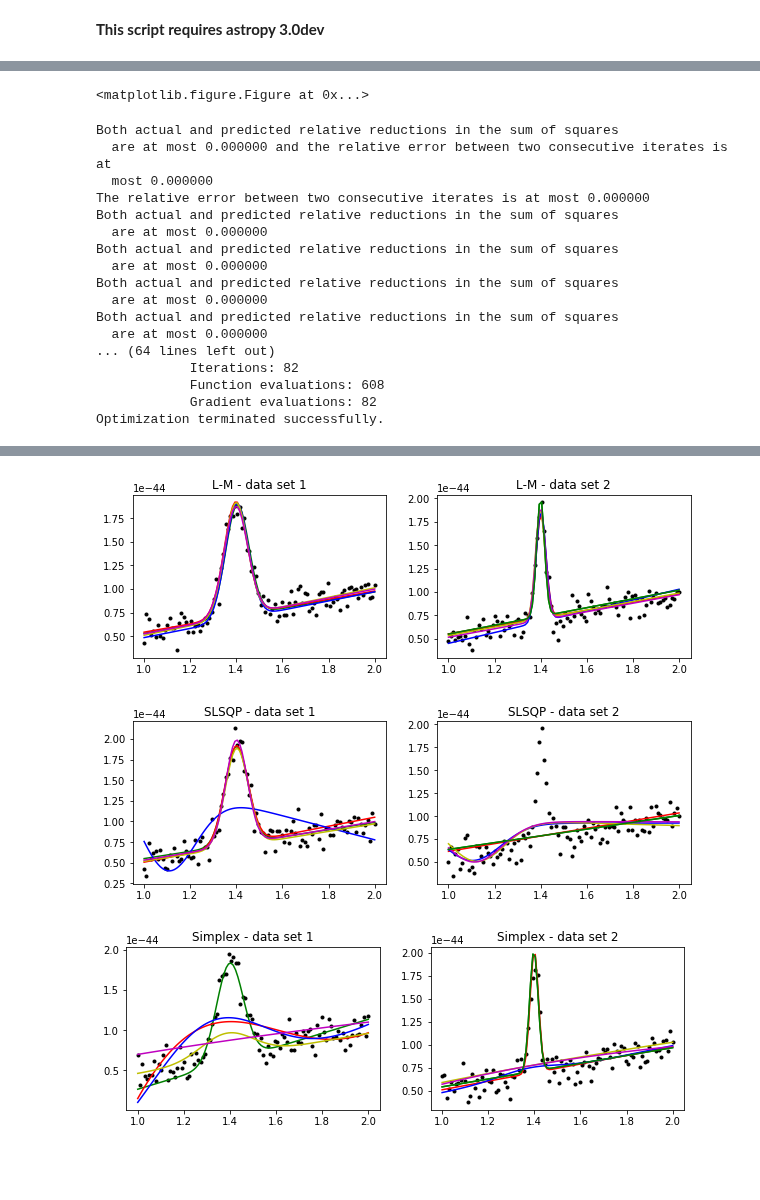
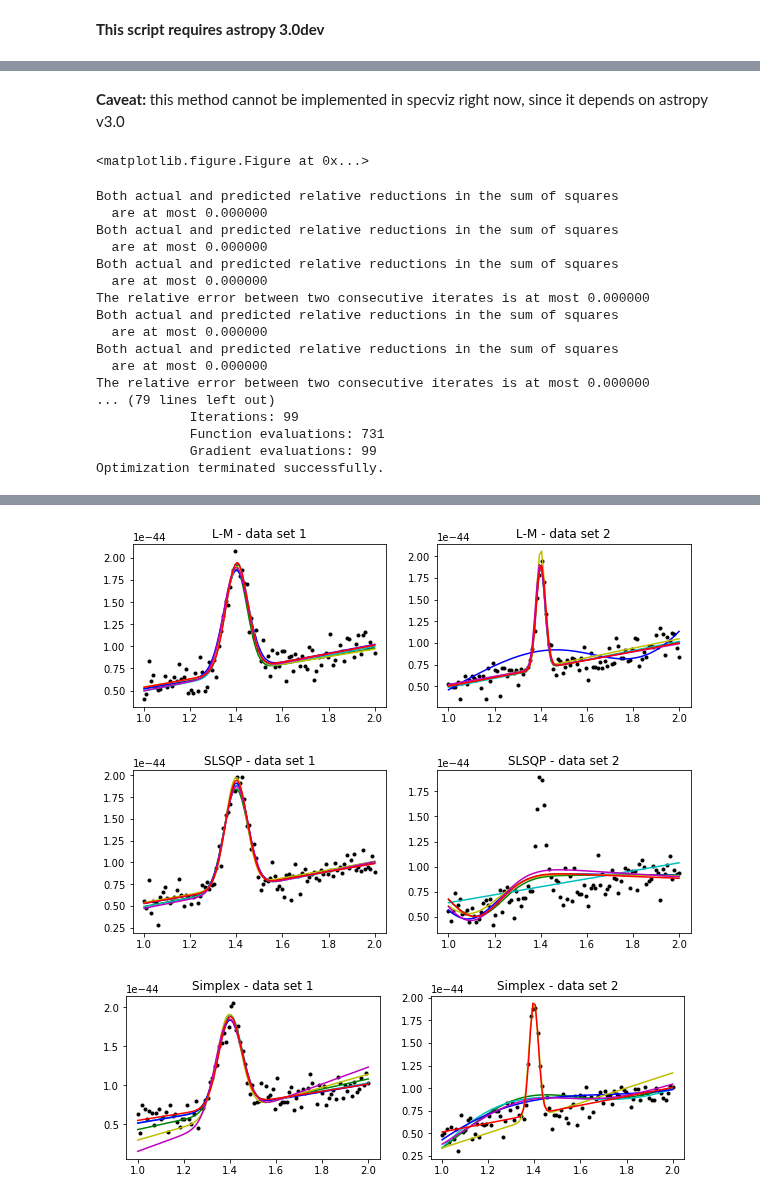
Before and after one commit to ibusko/experiments_specviz, a Jupyter notebook: experiment_normalization.ipynb, the cells around one changed output, grey strips where cells are left out. Cells and saved outputs as stored; diff of their text form; code cells hidden in the pictures; blank space fills up the shorter version.

```diff
--- a/experiment_normalization.ipynb
+++ b/experiment_normalization.ipynb
@@ -13,3 +17,5 @@ The experiments also suggest that the normalization technique is a viable altern
+# %% [markdown]
+<b>Caveat: </b> this method cannot be implemented in specviz right now, since it depends on astropy v3.0
 # %%
 import numpy as np
 import matplotlib.pyplot as plt
@@ -25,7 +31,11 @@ from astropy.modeling import models, fitting
 # normalization/fitting code, cast in the form
 # of a function.
 
-def perform_fit(fitter, model, wave, flux):
+def perform_fit(fitter, model, wave, flux, normalize):
+
+    if not normalize:
+        return fitter(model, wave, flux, maxiter=5000)
+
     # Define custom units for x and y
     ux1 = u.def_unit('ux1')
     uy1 = u.def_unit('uy1')
@@ -48,7 +58,7 @@ def perform_fit(fitter, model, wave, flux):
     f3 = f2.value
 
     # Run the fitting
-    m3 = fitter(model, w3, f3, maxiter=1000)
+    m3 = fitter(model, w3, f3, maxiter=5000)
 
     if 'message' in fitter.fit_info:
         print(fitter.fit_info['message'])
@@ -67,17 +77,20 @@ def perform_fit(fitter, model, wave, flux):
 # with different realizations of the noise, so as to probe the fitter's
 # sensitivity to noise.
 
-def test(fitter, model, w, f1, f2, scale, title):
+def test(fitter, model, w, f1, f2, scale, normalize, title):
     result_1 = []
     result_2 = []
-    colors = ['-g','-r','-b','-y','-m']
+
+    # run the fitter six times, each time with a
+    # different noise realization.
+    colors = ['-g','-c','-b','-y','-m','-r']
 
     for k in range(len(colors)):
         f1_n = f1 + scale / 10 * np.random.normal(0, 1, len(wave))
         f2_n = f2 + scale / 10 * np.random.normal(0, 1, len(wave))
 
-        result_1.append(perform_fit(fitter, model, w, f1_n))
-        result_2.append(perform_fit(fitter, model, w, f2_n))
+        result_1.append(perform_fit(fitter, model, w, f1_n, normalize))
+        result_2.append(perform_fit(fitter, model, w, f2_n, normalize))
 
     # note that, to avoid clutter, this will plot just one of the
     # several data sets that contain the same spectral components
@@ -92,8 +105,17 @@ def test(fitter, model, w, f1, f2, scale, title):
     plt.plot(w, f2_n, 'k.')
     for result, color in zip(result_2, colors):
         plt.plot(w, result(w), color)
-    plt.plot(w, result_2[0](w), 'g-')
     plt.title(title + " - data set 2")
+# %%
+def fit_and_plot(model, wave, f1, f2, scale, normalize=True):
+    fitter = fitting.LevMarLSQFitter()
+    test(fitter, model, wave, f1, f2, scale, normalize, "L-M")
+
+    fitter = fitting.SLSQPLSQFitter()
+    test(fitter, model, wave, f1, f2, scale, normalize, "SLSQP")
+
+    fitter = fitting.SimplexLSQFitter()
+    test(fitter, model, wave, f1, f2, scale, normalize, "Simplex")
 # %%
 # Scale factor to make flux values look realistic (e.g in flam units)
 SCALE = 1e-44
@@ -114,30 +136,22 @@ f2 = (1.2 * SCALE * np.exp(-0.5 * (wave - 1.4)**2 / width2**2) +
 
 model = models.Gaussian1D() + models.Linear1D()
 
-# Fit and plot.
-fitter = fitting.LevMarLSQFitter()
-test(fitter, model, wave, f1, f2, SCALE, "L-M")
-
-fitter = fitting.SLSQPLSQFitter()
-test(fitter, model, wave, f1, f2, SCALE, "SLSQP")
-
-fitter = fitting.SimplexLSQFitter()
-test(fitter, model, wave, f1, f2, SCALE, "Simplex")
+fit_and_plot(model, wave, f1, f2, SCALE)
 # %% [output]
-Both actual and predicted relative reductions in the sum of squares
-  are at most 0.000000 and the relative error between two consecutive iterates is at
-  most 0.000000
-The relative error between two consecutive iterates is at most 0.000000
 Both actual and predicted relative reductions in the sum of squares
   are at most 0.000000
 Both actual and predicted relative reductions in the sum of squares
   are at most 0.000000
 Both actual and predicted relative reductions in the sum of squares
   are at most 0.000000
+The relative error between two consecutive iterates is at most 0.000000
 Both actual and predicted relative reductions in the sum of squares
   are at most 0.000000
-... (64 lines left out)
-            Iterations: 82
-            Function evaluations: 608
-            Gradient evaluations: 82
+Both actual and predicted relative reductions in the sum of squares
+  are at most 0.000000
+The relative error between two consecutive iterates is at most 0.000000
+... (79 lines left out)
+            Iterations: 99
+            Function evaluations: 731
+            Gradient evaluations: 99
 Optimization terminated successfully.
@@ -145,3 +158,3 @@ WARNING: The fit may be unsuccessful; Maximum number of iterations reached. [ast
-[figure, old version]
+[figure, new version]
-[figure, old version]
+[figure, new version]
-[figure, old version]
+[figure, new version]
```
Also changed, not shown: parts of 5 cells of this notebook.
